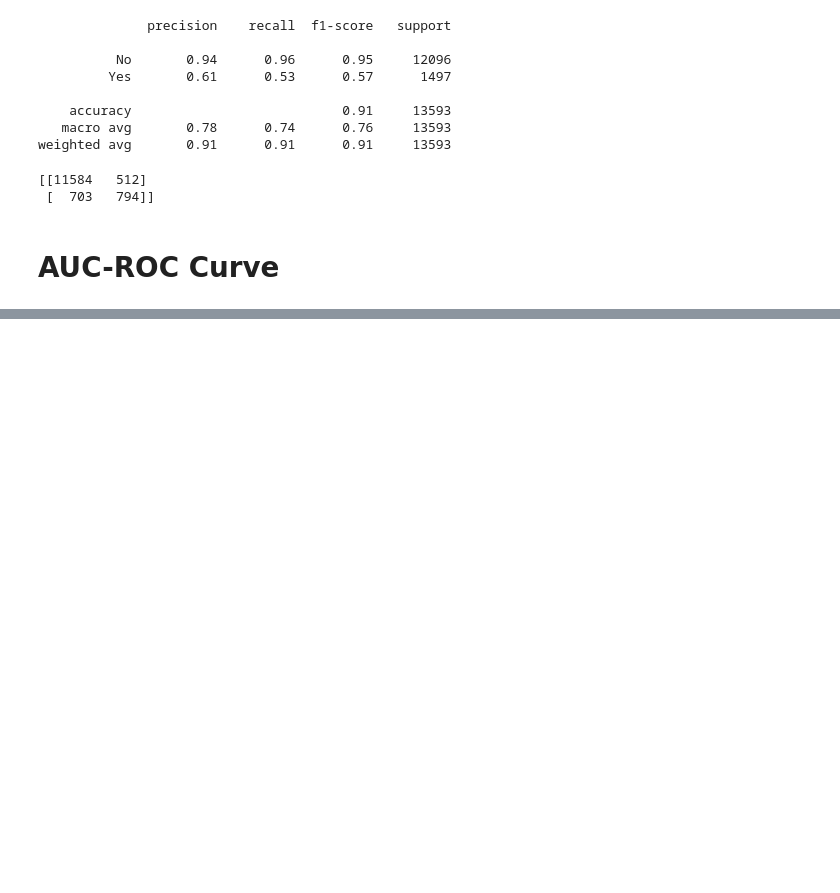
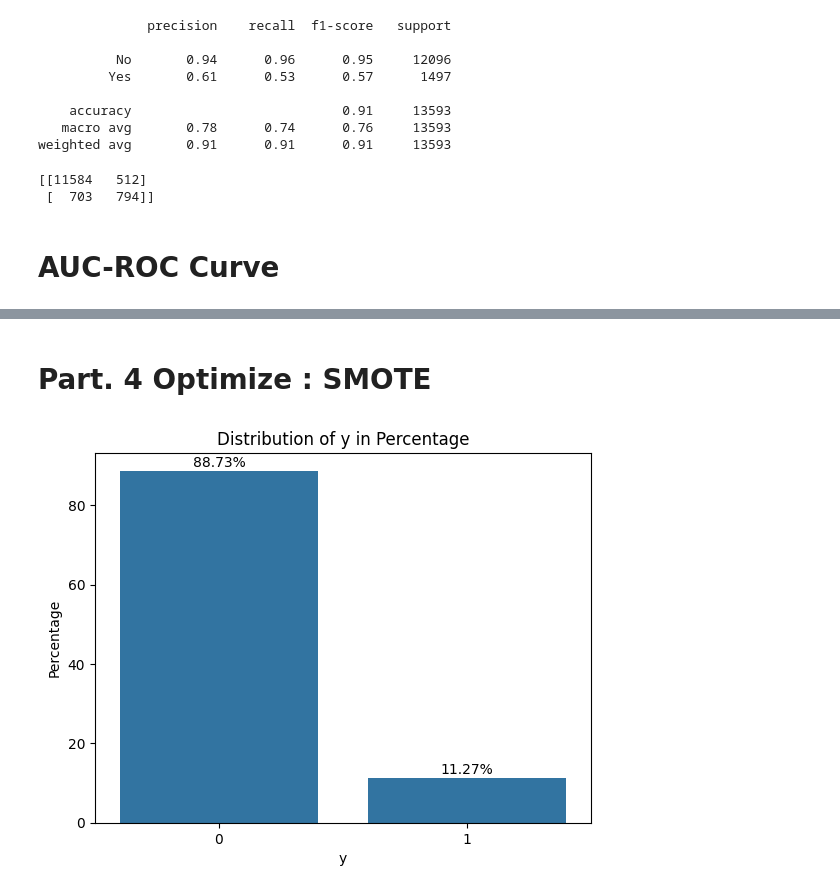
Before and after one commit to Elvis-Jekir/bank_marketing, a Jupyter notebook: bank_marketing.ipynb, the cells around one changed output, grey strips where cells are left out. Drawn from its saved outputs; the diff is of its cells as text; code cells hidden in the pictures; blank space fills up the shorter version.

Commit message:
finish SMOTE

```diff
--- a/bank_marketing.ipynb
+++ b/bank_marketing.ipynb
@@ -543,0 +539,14 @@ plt.show()
+# %% [markdown]
+# Part. 4 Optimize : SMOTE
+# %%
+counts = data.y.value_counts()
+total = counts.sum()
+graf = sns.barplot(x=counts.index, y=counts.values / total * 100)
+for i, v in enumerate(counts.values):
+    plt.text(i, (v / total * 100) + 1, f"{(v / total * 100):.2f}%", ha='center')
+plt.ylabel("Percentage")
+plt.xlabel("y")
+plt.title("Distribution of y in Percentage")
+plt.show()
+# %% [output]
+[figure, added]
```
Also changed, not shown: parts of 61 cells of this notebook, 3 other files.
